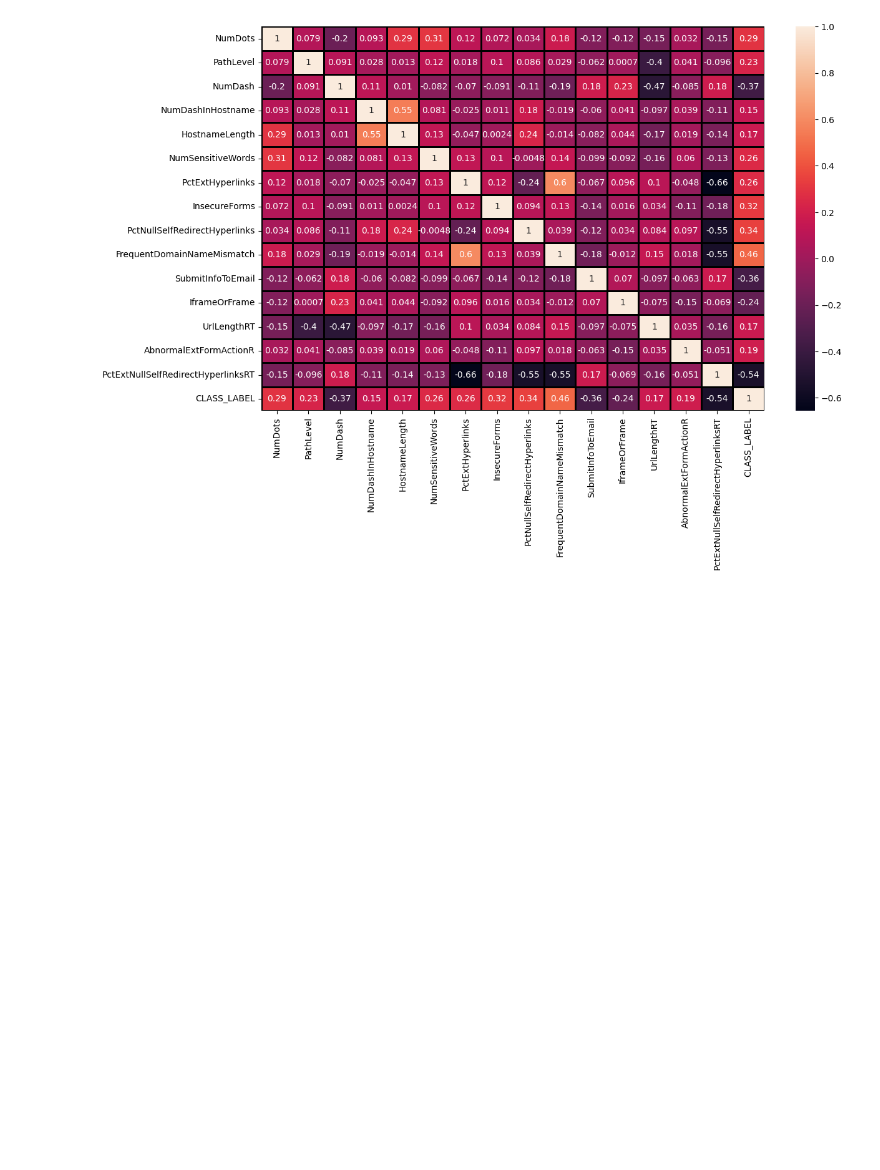
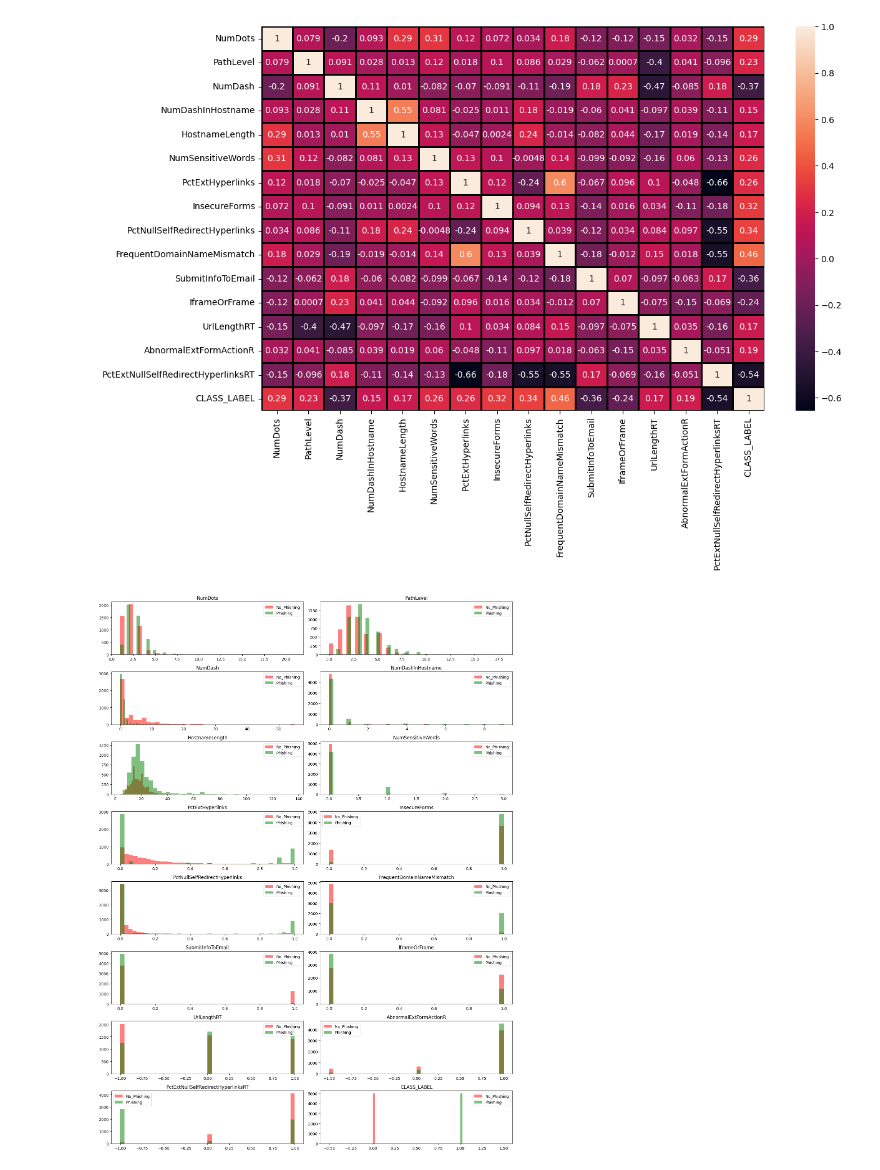
Before and after one commit to AnyCoba/Detecci-n-de-Phishing, a Jupyter notebook: notebooks/02_Limpieza_EDA.ipynb, the cells around one changed output. Drawn from its saved outputs; the diff is of its cells as text; code cells hidden in the pictures; blank space fills up the shorter version.

```diff
--- a/notebooks/02_Limpieza_EDA.ipynb
+++ b/notebooks/02_Limpieza_EDA.ipynb
@@ -142,6 +169,24 @@ plt.figure(figsize=(13,8))
 sns.heatmap(df.corr(), annot=True, linewidths=2, linecolor="black");
 # %% [output]
 [figure]
+# %%
+fig, axes = plt.subplots(8, 2, figsize=(15, 20))
+
+No_Phishing = df[df["CLASS_LABEL"] == 0]
+Phishing = df[df["CLASS_LABEL"] == 1]
+
+# Itero sobre los ejes y las columnas del DF
+for i, ax in enumerate(axes.flatten()):
+    if i < len(df.columns):
+        col_name = df.columns[i]
+        ax.hist(No_Phishing[col_name], bins=40, color='r', alpha=0.5, label='No_Phishing')
+        ax.hist(Phishing[col_name], bins=40, color='g', alpha=0.5, label='Phishing')
+        ax.set_title(col_name)
+        ax.legend()
+
+plt.tight_layout();
+# %% [output]
+[figure, added]
 # %%
 # sns.pairplot(df, hue="CLASS_LABEL")
 # plt.legend(title="CLASS_LABEL", labels=["No es phishing", "Es phishing"])
```
Also changed, not shown: parts of 4 cells of this notebook, 2 other files.
